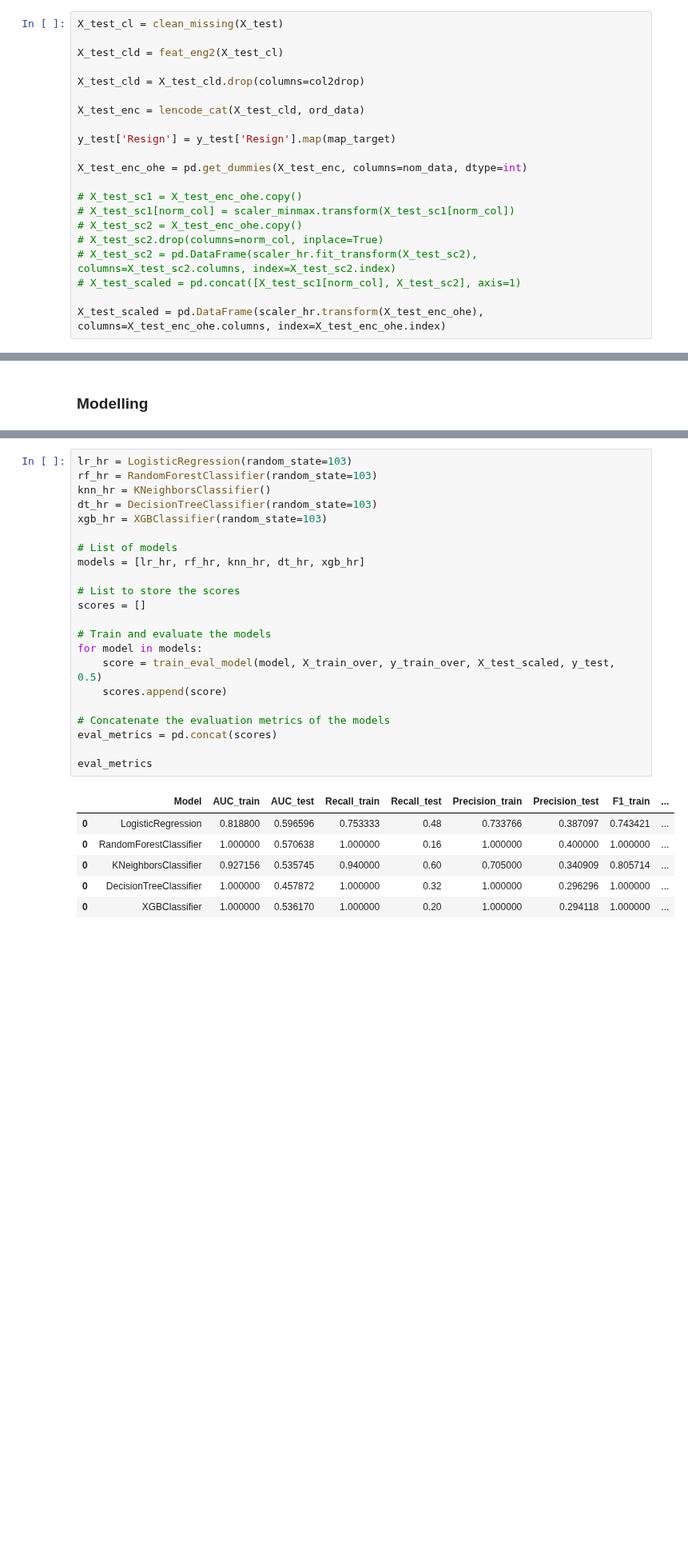
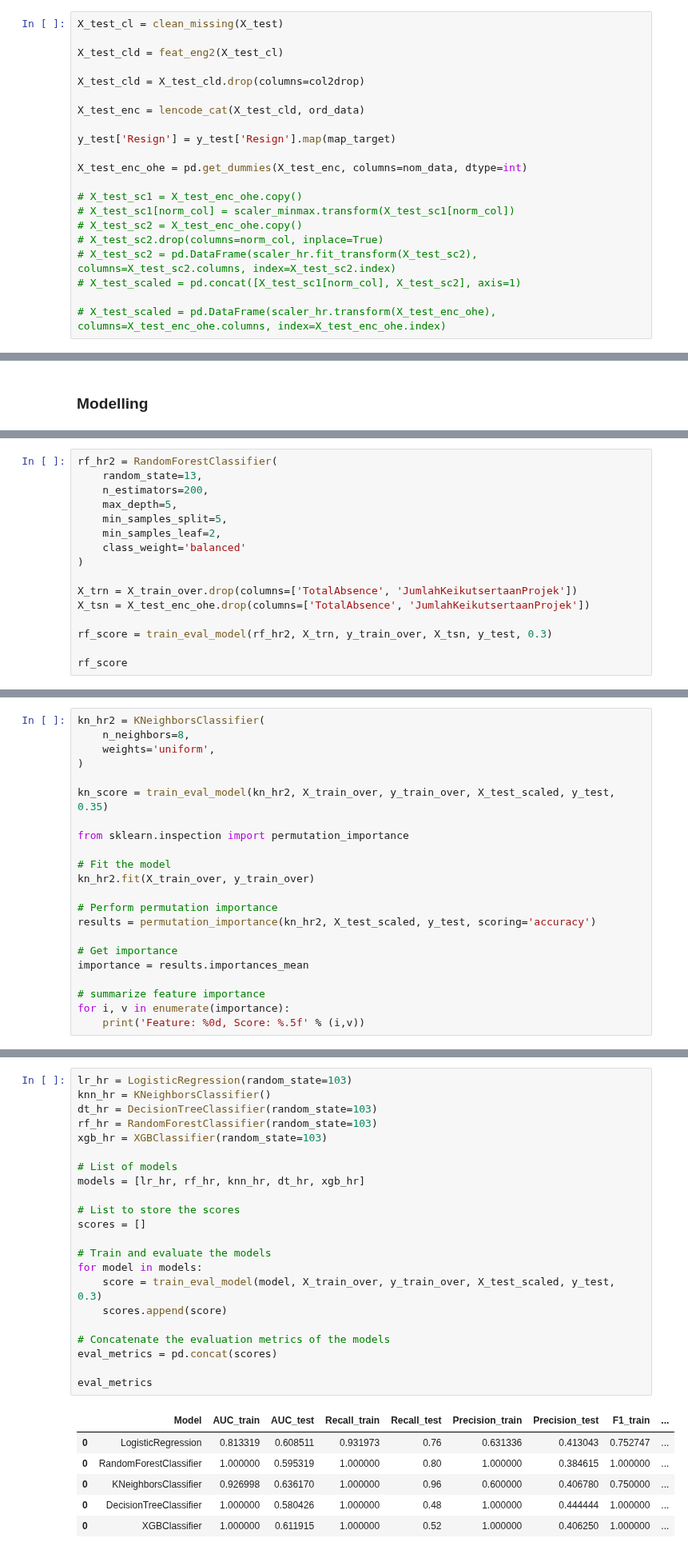
Before and after one commit to azaryasph/Improving-Employee-Retention-By-Predicting-Employee-Attrition-Using-Machine-Learning, a Jupyter notebook: notebook/predict_employee_attrition.ipynb, the cells around one changed output, grey strips where cells are left out. Shown at 80% size. Cells and saved outputs as stored; diff of their text form; blank space fills up the shorter version.

Commit message:
chore: improved rf model

```diff
--- a/notebook/predict_employee_attrition.ipynb
+++ b/notebook/predict_employee_attrition.ipynb
@@ -1362,7 +1398,7 @@ X_test_enc_ohe = pd.get_dummies(X_test_enc, columns=nom_data, dtype=int)
 # X_test_sc2 = pd.DataFrame(scaler_hr.fit_transform(X_test_sc2), columns=X_test_sc2.columns, index=X_test_sc2.index)
 # X_test_scaled = pd.concat([X_test_sc1[norm_col], X_test_sc2], axis=1)
 
-X_test_scaled = pd.DataFrame(scaler_hr.transform(X_test_enc_ohe), columns=X_test_enc_ohe.columns, index=X_test_enc_ohe.index)
+# X_test_scaled = pd.DataFrame(scaler_hr.transform(X_test_enc_ohe), columns=X_test_enc_ohe.columns, index=X_test_enc_ohe.index)
 # %%
 X_cl = clean_missing(X)
 
@@ -1473,0 +1613,16 @@ lr_score
+# %%
+rf_hr2 = RandomForestClassifier(
+    random_state=13,
+    n_estimators=200,
+    max_depth=5,
+    min_samples_split=5,
+    min_samples_leaf=2,
+    class_weight='balanced'
+)
+
+X_trn = X_train_over.drop(columns=['TotalAbsence', 'JumlahKeikutsertaanProjek'])
+X_tsn = X_test_enc_ohe.drop(columns=['TotalAbsence', 'JumlahKeikutsertaanProjek'])
+
+rf_score = train_eval_model(rf_hr2, X_trn, y_train_over, X_tsn, y_test, 0.3)
+
+rf_score
@@ -1473,0 +1663,22 @@ lr_score
+# %%
+kn_hr2 = KNeighborsClassifier(
+    n_neighbors=8,
+    weights='uniform',
+)
+
+kn_score = train_eval_model(kn_hr2, X_train_over, y_train_over, X_test_scaled, y_test, 0.35)
+
+from sklearn.inspection import permutation_importance
+
+# Fit the model
+kn_hr2.fit(X_train_over, y_train_over)
+
+# Perform permutation importance
+results = permutation_importance(kn_hr2, X_test_scaled, y_test, scoring='accuracy')
+
+# Get importance
+importance = results.importances_mean
+
+# summarize feature importance
+for i, v in enumerate(importance):
+    print('Feature: %0d, Score: %.5f' % (i,v))
@@ -1474,29 +1703,29 @@ lr_score
 # %%
 lr_hr = LogisticRegression(random_state=103)
-rf_hr = RandomForestClassifier(random_state=103)
 knn_hr = KNeighborsClassifier()
 dt_hr = DecisionTreeClassifier(random_state=103)
+rf_hr = RandomForestClassifier(random_state=103)
 xgb_hr = XGBClassifier(random_state=103)
 
 # List of models
 models = [lr_hr, rf_hr, knn_hr, dt_hr, xgb_hr]
 
 # List to store the scores
 scores = []
 
 # Train and evaluate the models
 for model in models:
-    score = train_eval_model(model, X_train_over, y_train_over, X_test_scaled, y_test, 0.5)
+    score = train_eval_model(model, X_train_over, y_train_over, X_test_scaled, y_test, 0.3)
     scores.append(score)
 
 # Concatenate the evaluation metrics of the models
 eval_metrics = pd.concat(scores)
 
 eval_metrics
 # %% [output]
 |  | Model | AUC_train | AUC_test | Recall_train | Recall_test | Precision_train | Precision_test | F1_train | ... |
-| 0 | LogisticRegression | 0.818800 | 0.596596 | 0.753333 | 0.48 | 0.733766 | 0.387097 | 0.743421 | ... |
-| 0 | RandomForestClassifier | 1.000000 | 0.570638 | 1.000000 | 0.16 | 1.000000 | 0.400000 | 1.000000 | ... |
-| 0 | KNeighborsClassifier | 0.927156 | 0.535745 | 0.940000 | 0.60 | 0.705000 | 0.340909 | 0.805714 | ... |
-| 0 | DecisionTreeClassifier | 1.000000 | 0.457872 | 1.000000 | 0.32 | 1.000000 | 0.296296 | 1.000000 | ... |
-| 0 | XGBClassifier | 1.000000 | 0.536170 | 1.000000 | 0.20 | 1.000000 | 0.294118 | 1.000000 | ... |
+| 0 | LogisticRegression | 0.813319 | 0.608511 | 0.931973 | 0.76 | 0.631336 | 0.413043 | 0.752747 | ... |
+| 0 | RandomForestClassifier | 1.000000 | 0.595319 | 1.000000 | 0.80 | 1.000000 | 0.384615 | 1.000000 | ... |
+| 0 | KNeighborsClassifier | 0.926998 | 0.636170 | 1.000000 | 0.96 | 0.600000 | 0.406780 | 0.750000 | ... |
+| 0 | DecisionTreeClassifier | 1.000000 | 0.580426 | 1.000000 | 0.48 | 1.000000 | 0.444444 | 1.000000 | ... |
+| 0 | XGBClassifier | 1.000000 | 0.611915 | 1.000000 | 0.52 | 1.000000 | 0.406250 | 1.000000 | ... |
```
Also changed, not shown: parts of 26 cells of this notebook.
